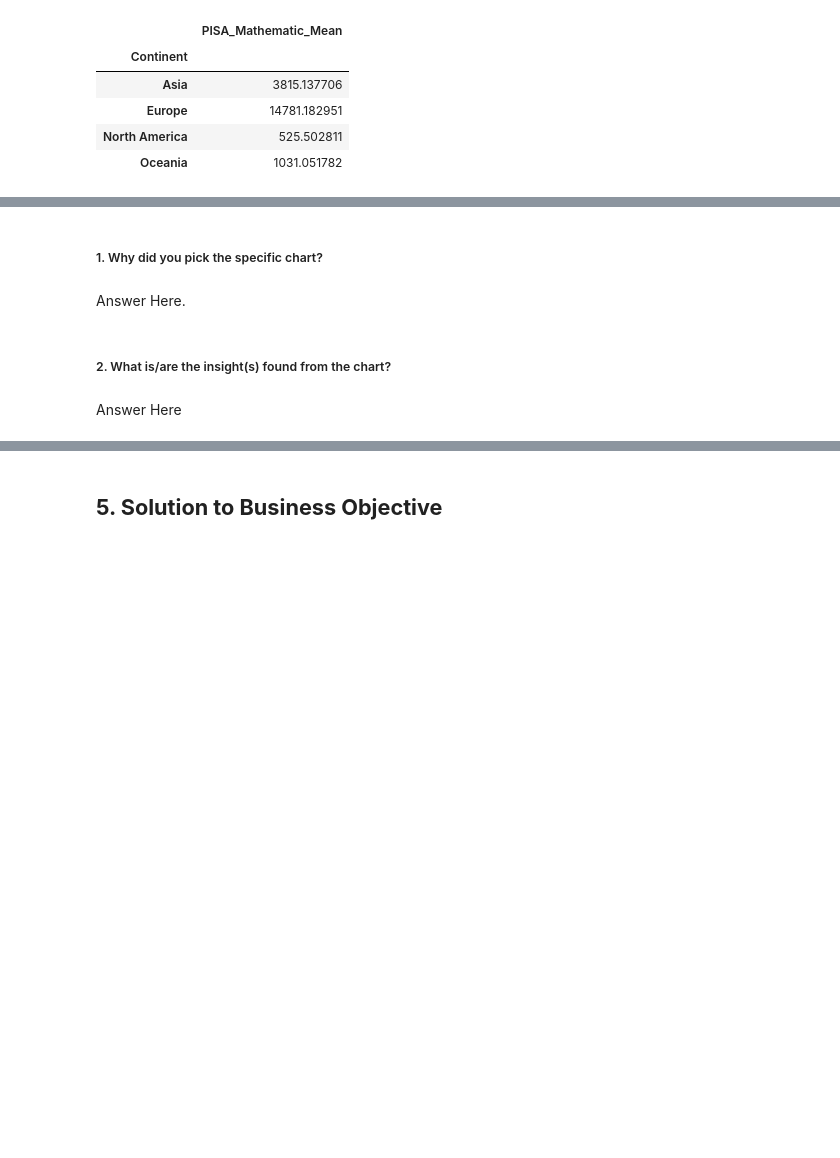
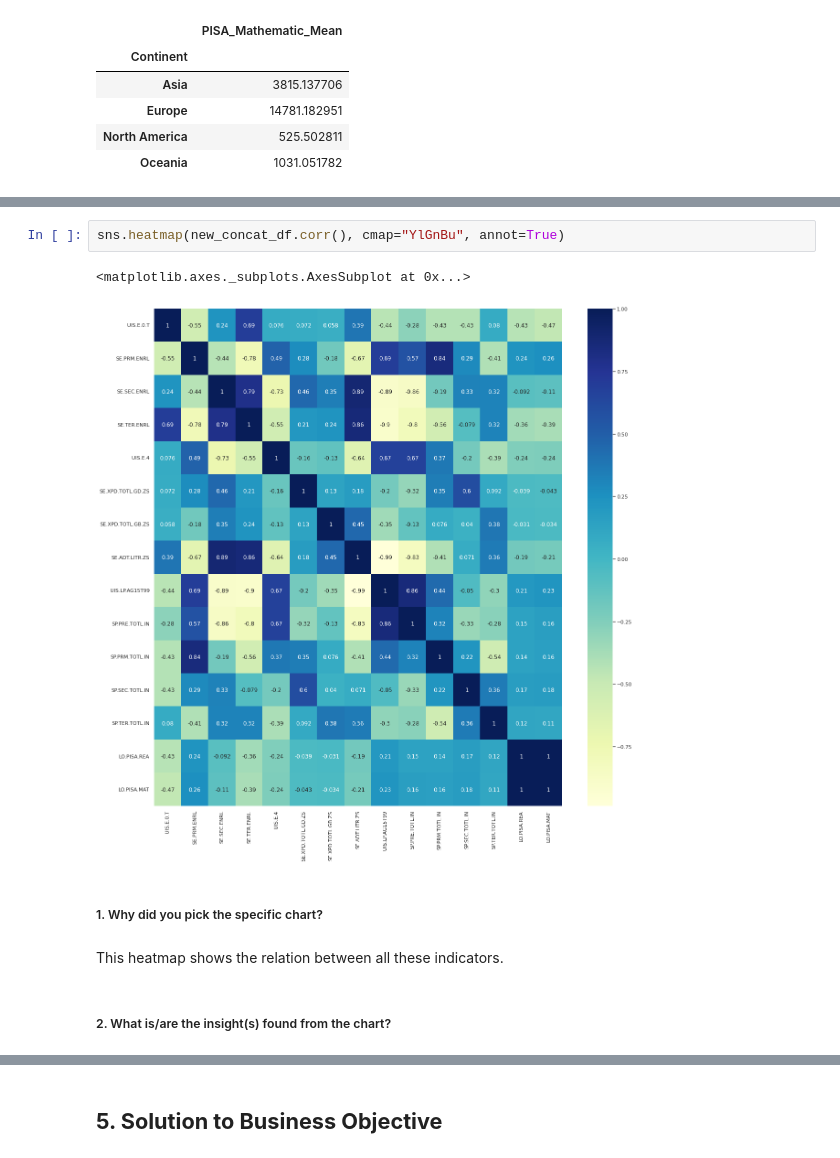
Before and after one commit to Ankita-chouhan-github/EDA-Capstone-project, a Jupyter notebook: Ankita_||_EDA_Capstone_project_(World_Bank_Global_Education_Analysis).ipynb, the cells around one changed output, grey strips where cells are left out. Saved outputs shown, nothing was run; the diff lists cells and outputs as text; blank space fills up the shorter version.

```diff
--- a/Ankita_||_EDA_Capstone_project_(World_Bank_Global_Education_Analysis).ipynb
+++ b/Ankita_||_EDA_Capstone_project_(World_Bank_Global_Education_Analysis).ipynb
@@ -1803,8 +1876,11 @@ PISA_Mathematic_pie.groupby('Continent').sum()
+# %%
+sns.heatmap(new_concat_df.corr(), cmap="YlGnBu", annot=True)
+# %% [output]
+<matplotlib.axes._subplots.AxesSubplot at 0x...>
+[figure, added]
 # %% [markdown]
 ##### 1. Why did you pick the specific chart?
-# %% [markdown]
-Answer Here.
+# %% [markdown]
+This heatmap shows the relation between all these indicators.
 # %% [markdown]
 ##### 2. What is/are the insight(s) found from the chart?
-# %% [markdown]
-Answer Here
```
Also changed, not shown: parts of 34 cells of this notebook.
